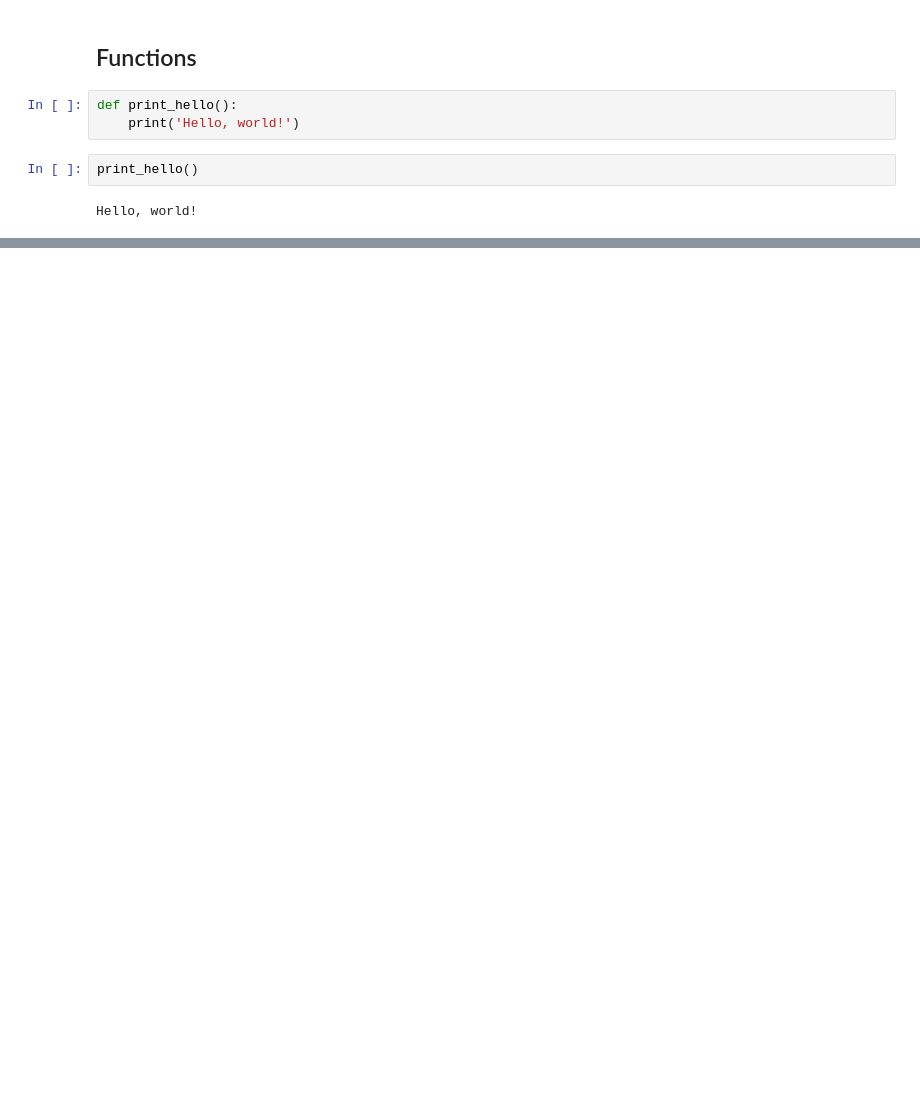
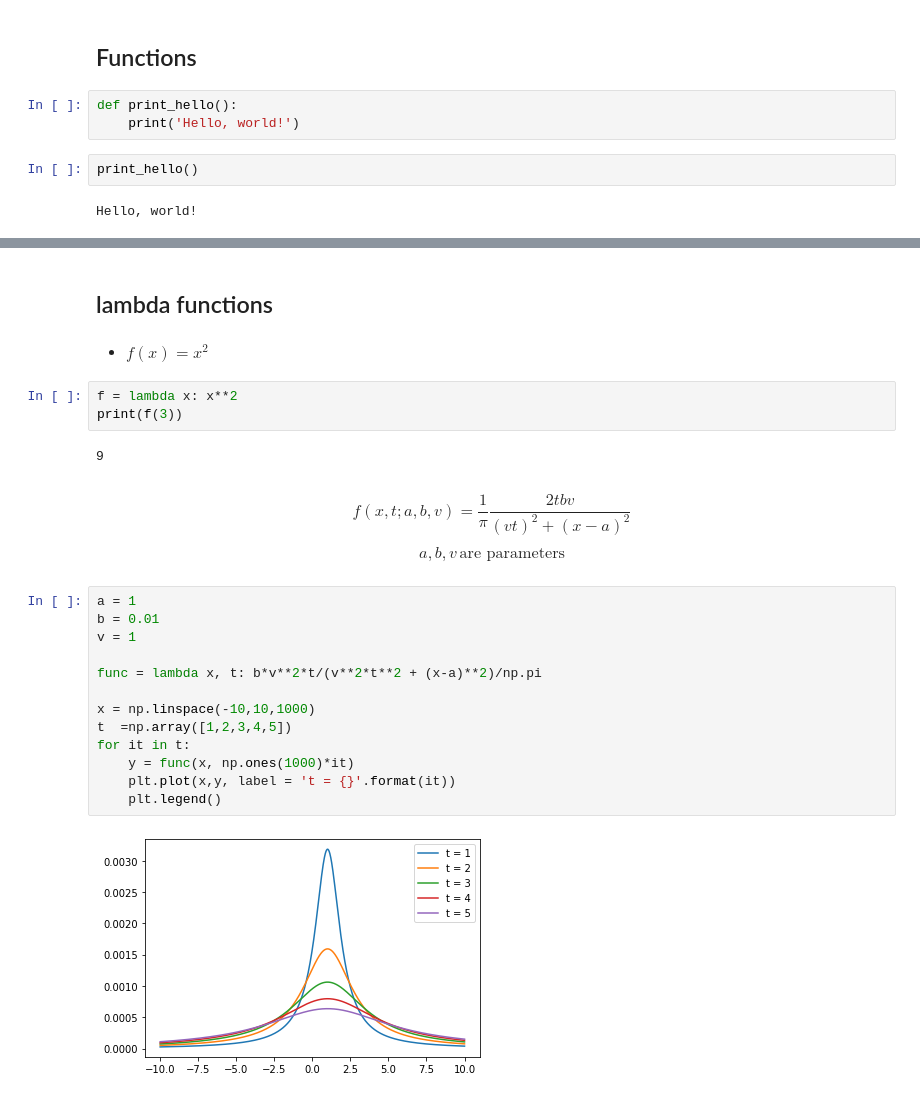
Before and after one commit to kkensuke/myjb, a Jupyter notebook: _build/jupyter_execute/python/python.ipynb, the cells around one changed output, grey strips where cells are left out. Saved outputs shown, nothing was run; the diff lists cells and outputs as text; blank space fills up the shorter version.

```diff
--- a/_build/jupyter_execute/python/python.ipynb
+++ b/_build/jupyter_execute/python/python.ipynb
@@ -118,0 +251,27 @@ plt.show()
+# %% [markdown]
+## lambda functions
+# %% [markdown]
+- $ f(x) = x^2 $
+# %%
+f = lambda x: x**2
+print(f(3))
+# %% [output]
+9
+# %% [markdown]
+$$ f(x, t; a, b, v) = \frac{1}{\pi} \frac{2tbv}{(vt)^2 + (x-a)^2} $$
+$$ a,b,v \,\text{are parameters}$$
+# %%
+a = 1
+b = 0.01
+v = 1
+
+func = lambda x, t: b*v**2*t/(v**2*t**2 + (x-a)**2)/np.pi
+
+x = np.linspace(-10,10,1000)
+t  =np.array([1,2,3,4,5])
+for it in t:
+    y = func(x, np.ones(1000)*it)
+    plt.plot(x,y, label = 't = {}'.format(it))
+    plt.legend()
+# %% [output]
+[figure, added]
```
Also changed, not shown: parts of 19 cells of this notebook, 19 other files.
